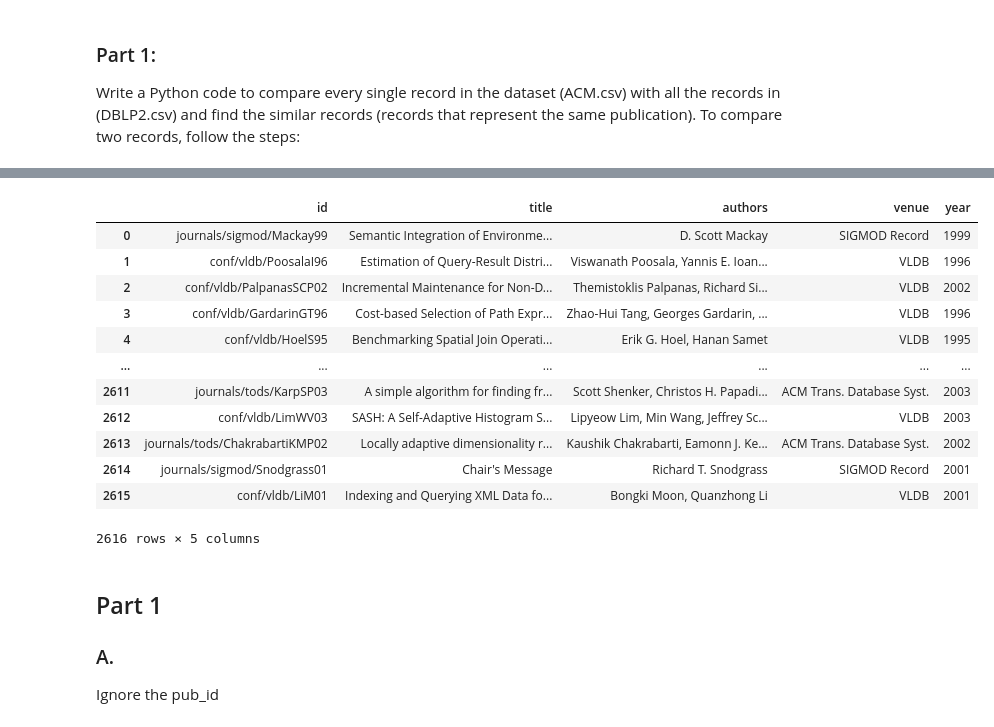
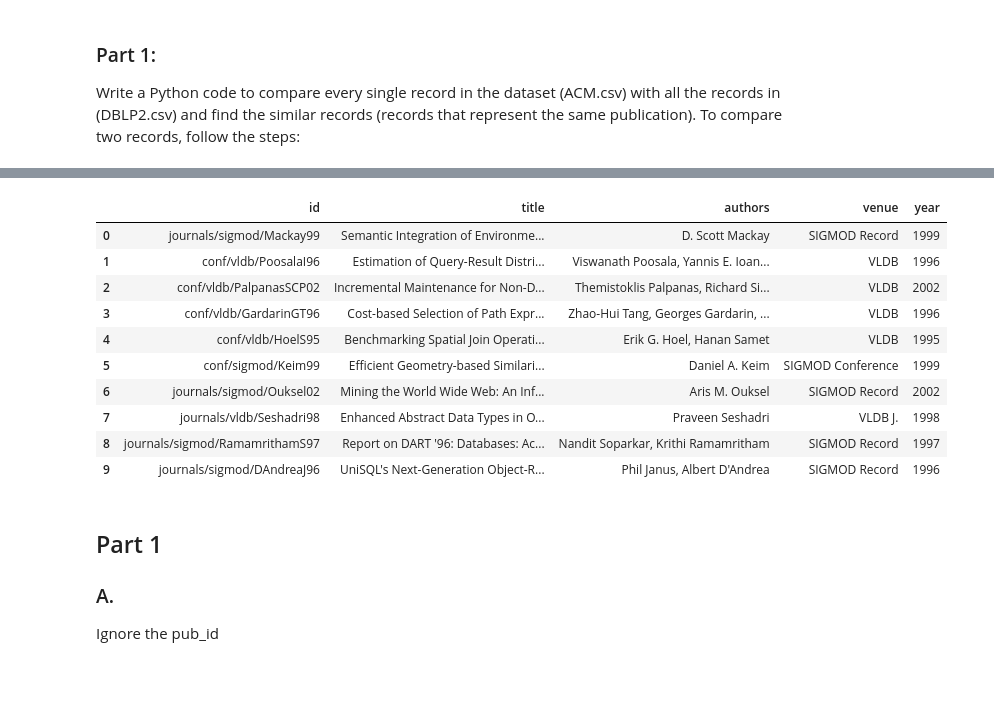
Before and after one commit to liquinto/data_warngling_assignment_2, a Jupyter notebook: Assignment 2.ipynb, the cells around one changed output, grey strips where cells are left out. Saved outputs shown, nothing was run; the diff lists cells and outputs as text; code cells hidden in the pictures; blank space fills up the shorter version.

```diff
--- a/Assignment 2.ipynb
+++ b/Assignment 2.ipynb
@@ -117,21 +112,19 @@ df_acm
 # %%
 # Show the dataframe of dblp2
 
-df_dblp2
+df_dblp2[:10]
 # %% [output]
 |  | id | title | authors | venue | year |
 | 0 | journals/sigmod/Mackay99 | Semantic Integration of Environme... | D. Scott Mackay | SIGMOD Record | 1999 |
 | 1 | conf/vldb/PoosalaI96 | Estimation of Query-Result Distri... | Viswanath Poosala, Yannis E. Ioan... | VLDB | 1996 |
 | 2 | conf/vldb/PalpanasSCP02 | Incremental Maintenance for Non-D... | Themistoklis Palpanas, Richard Si... | VLDB | 2002 |
 | 3 | conf/vldb/GardarinGT96 | Cost-based Selection of Path Expr... | Zhao-Hui Tang, Georges Gardarin, ... | VLDB | 1996 |
 | 4 | conf/vldb/HoelS95 | Benchmarking Spatial Join Operati... | Erik G. Hoel, Hanan Samet | VLDB | 1995 |
-| ... | ... | ... | ... | ... | ... |
-| 2611 | journals/tods/KarpSP03 | A simple algorithm for finding fr... | Scott Shenker, Christos H. Papadi... | ACM Trans. Database Syst. | 2003 |
-| 2612 | conf/vldb/LimWV03 | SASH: A Self-Adaptive Histogram S... | Lipyeow Lim, Min Wang, Jeffrey Sc... | VLDB | 2003 |
-| 2613 | journals/tods/ChakrabartiKMP02 | Locally adaptive dimensionality r... | Kaushik Chakrabarti, Eamonn J. Ke... | ACM Trans. Database Syst. | 2002 |
-| 2614 | journals/sigmod/Snodgrass01 | Chair's Message | Richard T. Snodgrass | SIGMOD Record | 2001 |
-| 2615 | conf/vldb/LiM01 | Indexing and Querying XML Data fo... | Bongki Moon, Quanzhong Li | VLDB | 2001 |
+| 5 | conf/sigmod/Keim99 | Efficient Geometry-based Similari... | Daniel A. Keim | SIGMOD Conference | 1999 |
+| 6 | journals/sigmod/Ouksel02 | Mining the World Wide Web: An Inf... | Aris M. Ouksel | SIGMOD Record | 2002 |
+| 7 | journals/vldb/Seshadri98 | Enhanced Abstract Data Types in O... | Praveen Seshadri | VLDB J. | 1998 |
+| 8 | journals/sigmod/RamamrithamS97 | Report on DART '96: Databases: Ac... | Nandit Soparkar, Krithi Ramamritham | SIGMOD Record | 1997 |
+| 9 | journals/sigmod/DAndreaJ96 | UniSQL's Next-Generation Object-R... | Phil Janus, Albert D'Andrea | SIGMOD Record | 1996 |
-2616 rows × 5 columns
 # %% [markdown]
 ## Part 1
 
```
Also changed, not shown: parts of 39 cells of this notebook.
